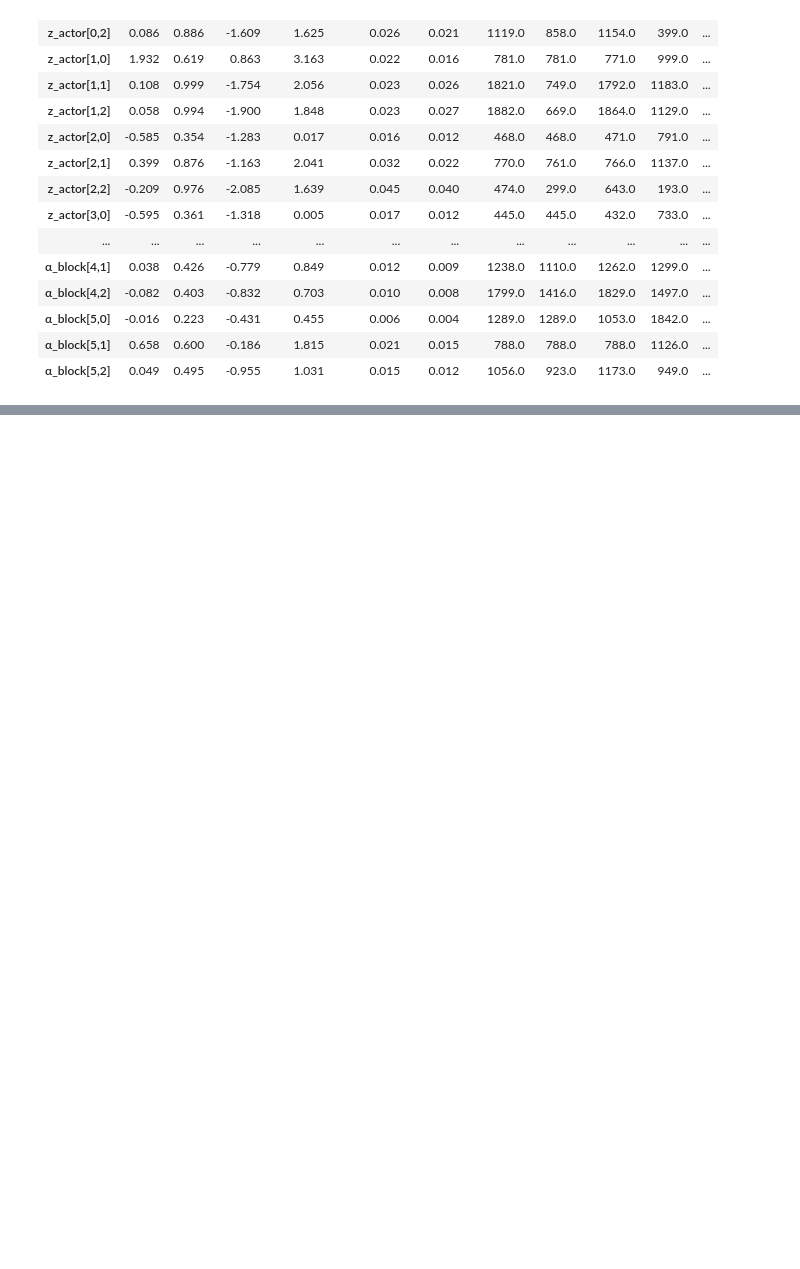
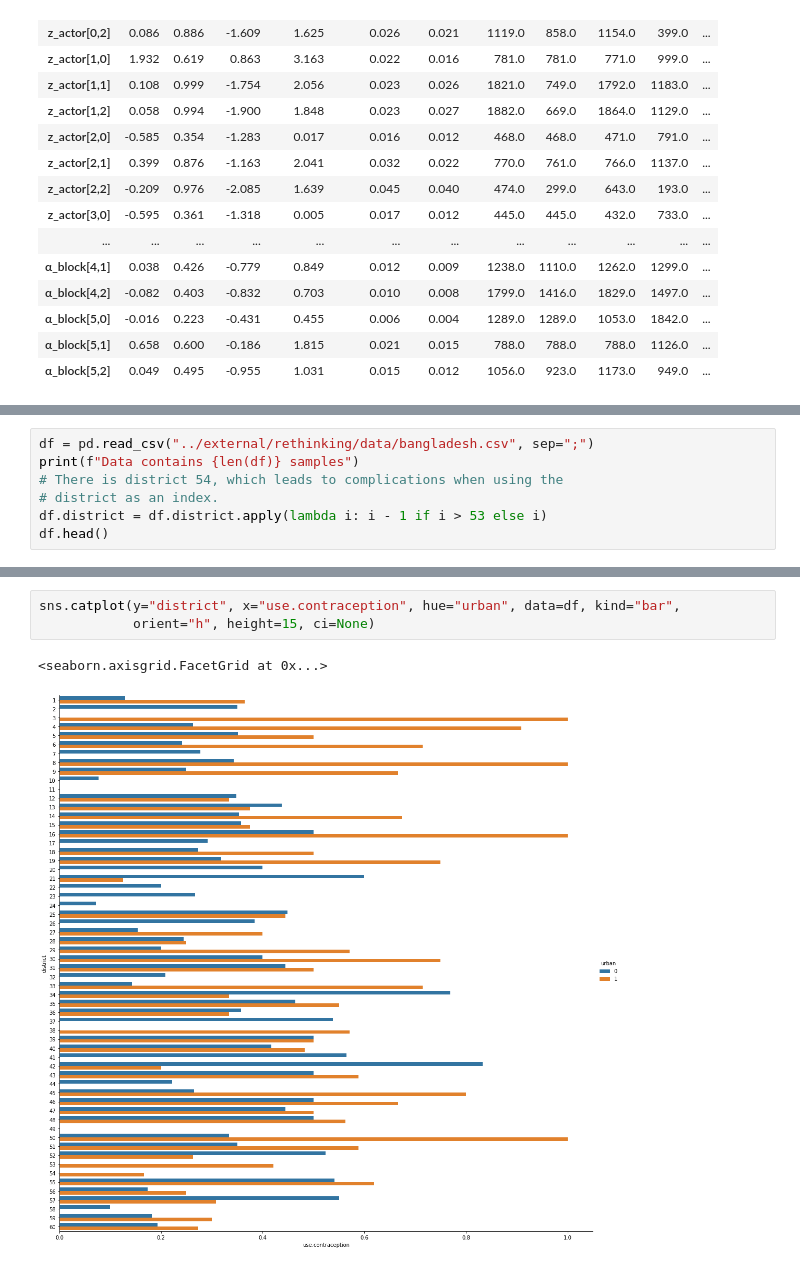
Before and after one commit to bartfrenk/courses, a Jupyter notebook: statistical-rethinking/notebooks/chapter-13.ipynb, the cells around one changed output, grey strips where cells are left out. Saved outputs shown, nothing was run; the diff lists cells and outputs as text; blank space fills up the shorter version.

```diff
--- a/statistical-rethinking/notebooks/chapter-13.ipynb
+++ b/statistical-rethinking/notebooks/chapter-13.ipynb
@@ -121,0 +247,7 @@ display(s)
+# %%
+df = pd.read_csv("../external/rethinking/data/bangladesh.csv", sep=";")
+print(f"Data contains {len(df)} samples")
+# There is district 54, which leads to complications when using the
+# district as an index.
+df.district = df.district.apply(lambda i: i - 1 if i > 53 else i)
+df.head()
@@ -121,0 +262,6 @@ display(s)
+# %%
+sns.catplot(y="district", x="use.contraception", hue="urban", data=df, kind="bar",
+            orient="h", height=15, ci=None)
+# %% [output]
+<seaborn.axisgrid.FacetGrid at 0x...>
+[figure, added]
```
Also changed, not shown: parts of 30 cells of this notebook, 2 other files.
